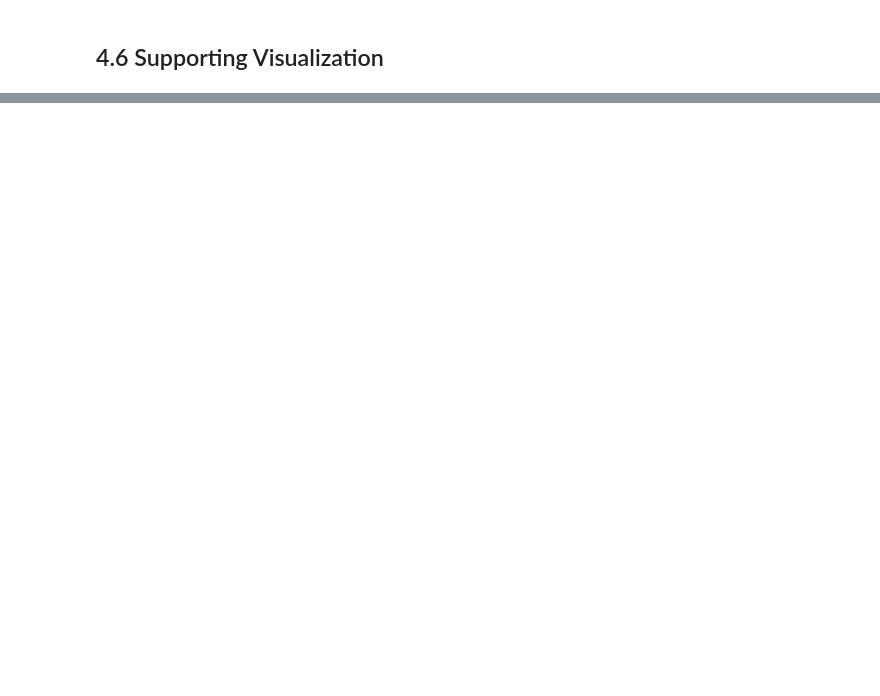
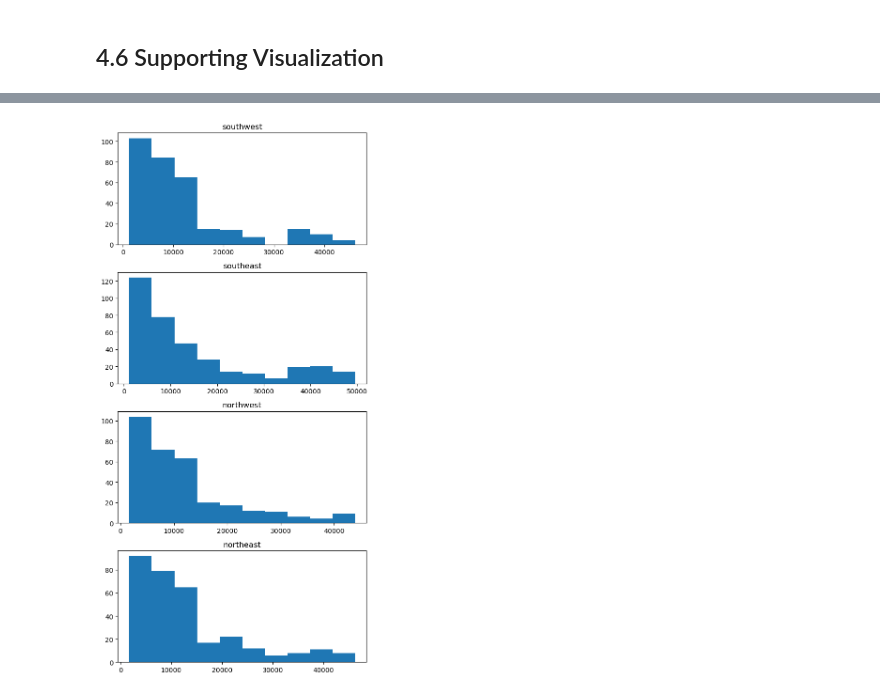
Before and after one commit to kellianneyang/statistics-practice, a Jupyter notebook: hypothesis_testing_with_insurance_data.ipynb, the cells around one changed output, grey strips where cells are left out. Saved outputs shown, nothing was run; the diff lists cells and outputs as text; code cells hidden in the pictures; blank space fills up the shorter version.

```diff
--- a/hypothesis_testing_with_insurance_data.ipynb
+++ b/hypothesis_testing_with_insurance_data.ipynb
@@ -258,0 +478,14 @@ Test:
+# %%
+# make dataframe of regions and charges
+tukeys_df = pd.DataFrame(columns = ['region', 'charges'])
+
+# convert dictionary groups into df (outliers were deleted
+# from dictionary)
+for region, series in groups.items():
+    values = pd.Series(series.tolist())
+    tukeys_df = pd.concat([tukeys_df, pd.DataFrame(
+        {'region': [region] * len(values),
+         'charges': values})], ignore_index = False)
+
+# check
+tukeys_df
@@ -259,2 +529,6 @@ Test:
 # %% [markdown]
 ## 4.6 Supporting Visualization
+# %%
+# barplot to compare means (charges) of regions
+ax = sns.barplot(data = df, x = 'region', y = 'charges')
+ax.set_title('Charges by Region');
@@ -260,0 +537,30 @@ Test:
+# %%
+# show distributions of charges for each region
+
+# create figure with subplots
+fig, axes = plt.subplots(nrows = 4,
+                        ncols = 1,
+                        figsize = (6, 12))
+
+num = 0
+
+# iterate over categories and plot histograms
+for region, charges in groups.items():
+
+    # select subplot
+    ax = axes[num]
+
+    # plot histogram
+    ax.hist(charges)
+
+    # set title
+    ax.set_title(f"{region}")
+
+    # increment n
+    num += 1
+
+# adjust spacing and show
+fig.tight_layout()
+plt.show();
+# %% [output]
+[figure, added]
```
Also changed, not shown: parts of 43 cells of this notebook.
